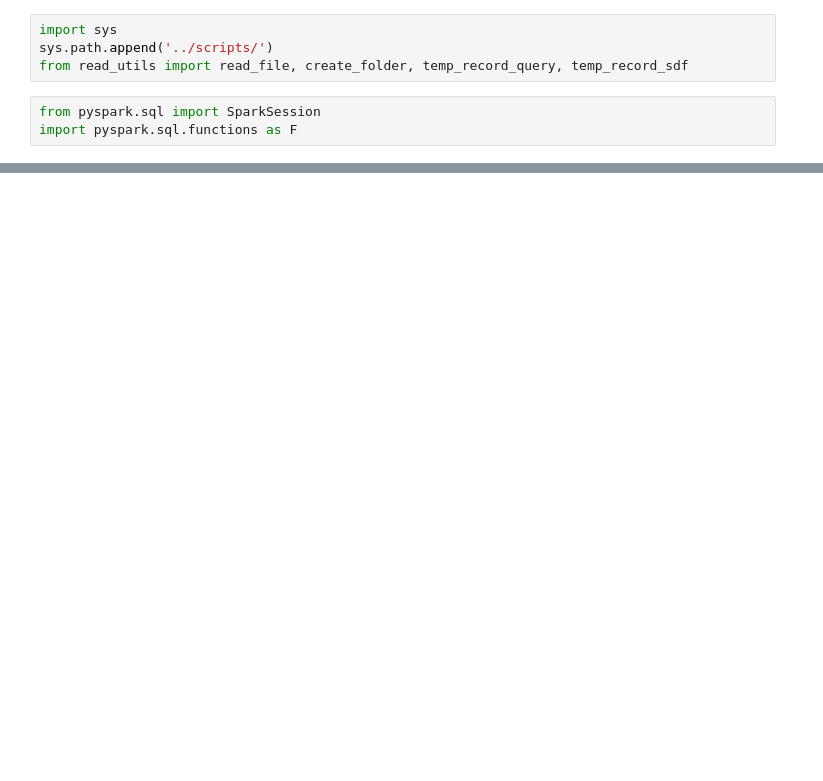
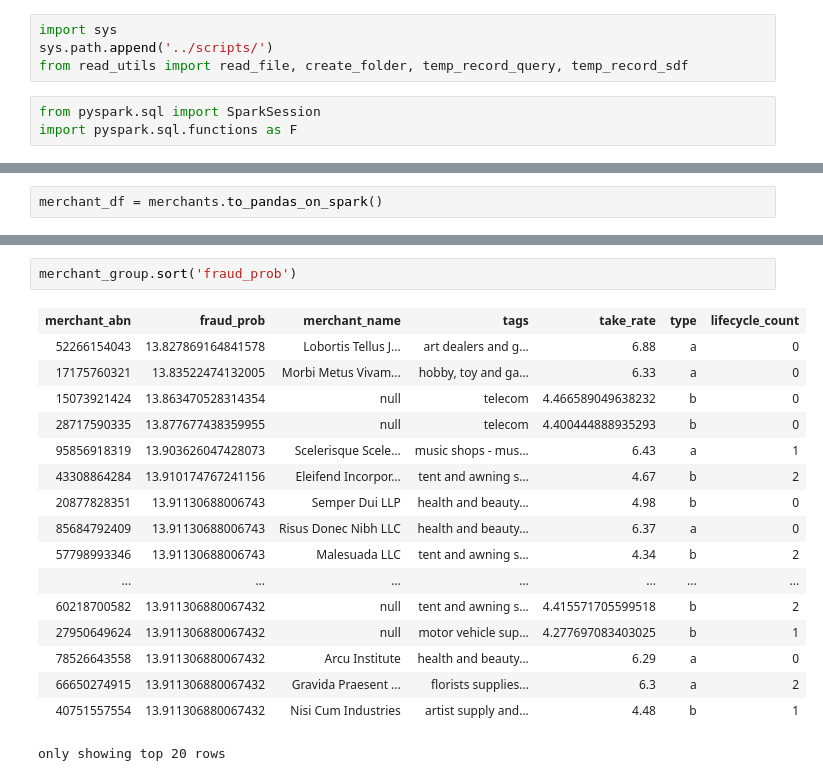
Before and after one commit to MAST30034-Applied-Data-Science/generic-buy-now-pay-later-project-group-24, a Jupyter notebook: models/rank_model.ipynb, the cells around one changed output, grey strips where cells are left out. Cells and saved outputs as stored; diff of their text form; blank space fills up the shorter version.

```diff
--- a/models/rank_model.ipynb
+++ b/models/rank_model.ipynb
@@ -534,0 +244,2 @@ rank = merchant_group.withColumn("rank",F.rank().over(fraud_on_mercants))
+# %%
+merchant_df = merchants.to_pandas_on_spark()
@@ -612 +348,21 @@ rank.filter(F.col('lifecycle_count')==2)
 only showing top 20 rows
+# %%
+merchant_group.sort('fraud_prob')
+# %% [output]
+| merchant_abn | fraud_prob | merchant_name | tags | take_rate | type | lifecycle_count |
+| 52266154043 | 13.827869164841578 | Lobortis Tellus J... | art dealers and g... | 6.88 | a | 0 |
+| 17175760321 | 13.83522474132005 | Morbi Metus Vivam... | hobby, toy and ga... | 6.33 | a | 0 |
+| 15073921424 | 13.863470528314354 | null | telecom | 4.466589049638232 | b | 0 |
+| 28717590335 | 13.877677438359955 | null | telecom | 4.400444888935293 | b | 0 |
+| 95856918319 | 13.903626047428073 | Scelerisque Scele... | music shops - mus... | 6.43 | a | 1 |
+| 43308864284 | 13.910174767241156 | Eleifend Incorpor... | tent and awning s... | 4.67 | b | 2 |
+| 20877828351 | 13.91130688006743 | Semper Dui LLP | health and beauty... | 4.98 | b | 0 |
+| 85684792409 | 13.91130688006743 | Risus Donec Nibh LLC | health and beauty... | 6.37 | a | 0 |
+| 57798993346 | 13.91130688006743 | Malesuada LLC | tent and awning s... | 4.34 | b | 2 |
+| ... | ... | ... | ... | ... | ... | ... |
+| 60218700582 | 13.911306880067432 | null | tent and awning s... | 4.415571705599518 | b | 2 |
+| 27950649624 | 13.911306880067432 | null | motor vehicle sup... | 4.277697083403025 | b | 1 |
+| 78526643558 | 13.911306880067432 | Arcu Institute | health and beauty... | 6.29 | a | 0 |
+| 66650274915 | 13.911306880067432 | Gravida Praesent ... | florists supplies... | 6.3 | a | 2 |
+| 40751557554 | 13.911306880067432 | Nisi Cum Industries | artist supply and... | 4.48 | b | 1 |
+only showing top 20 rows
```
Also changed, not shown: parts of 95 cells of this notebook, 6 other files.
